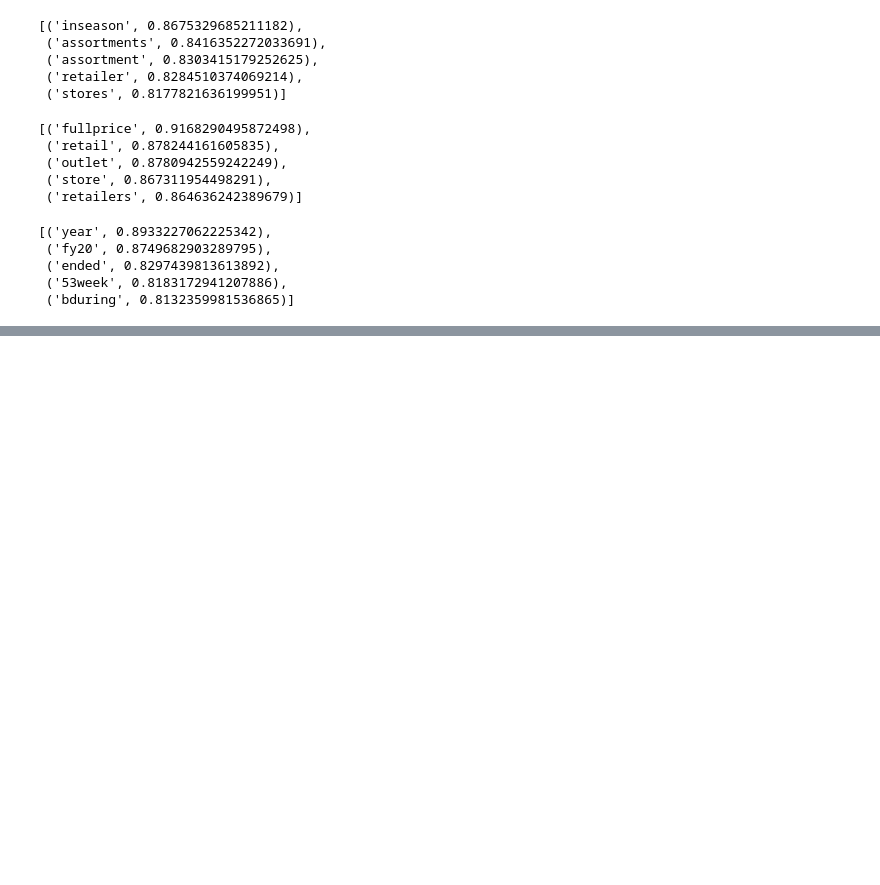
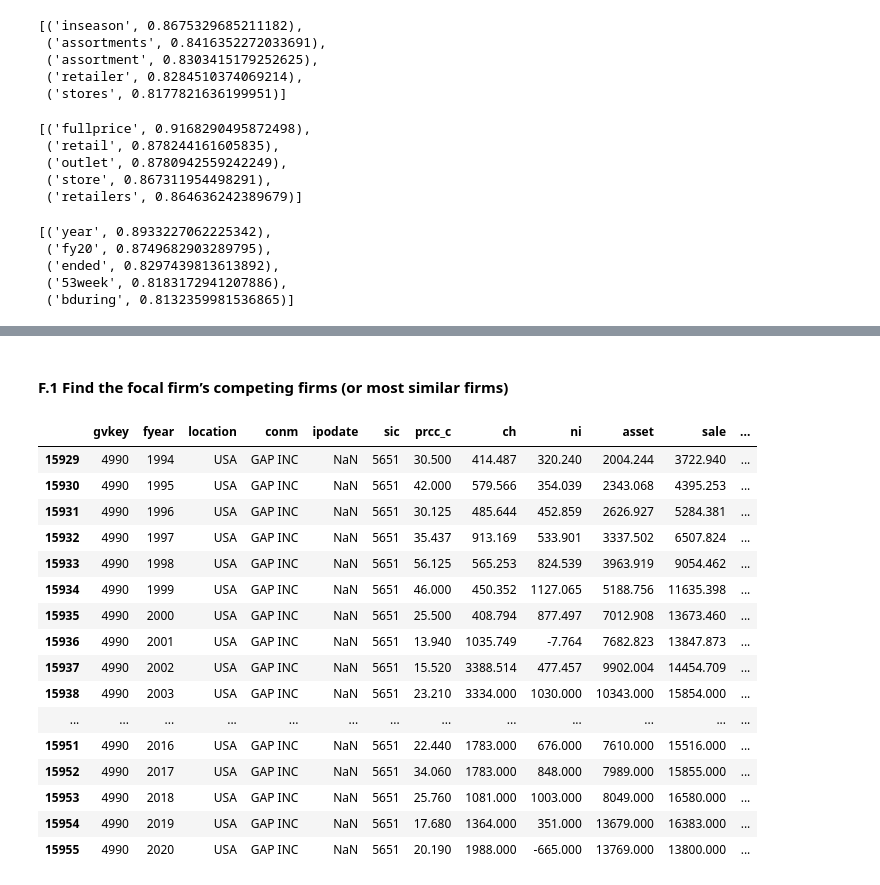
Before and after one commit to Yiling-Ji/BAIT508-Group12-Group-Project, a Jupyter notebook: Group Project.ipynb, the cells around one changed output, grey strips where cells are left out. Cells and saved outputs as stored; diff of their text form; code cells hidden in the pictures; blank space fills up the shorter version.

```diff
--- a/Group Project.ipynb
+++ b/Group Project.ipynb
@@ -530,0 +540,27 @@ model.wv.most_similar('fiscal', topn=5)
+# %% [markdown]
+#### F.1 Find the focal firm’s competing firms (or most similar firms)
+# %%
+filtered[filtered["gvkey"] == 4990]  #GAP INC
+
+# prcc_c: Price close (stock price)
+# roa: Return on Assets = ni / asset
+# ni: Net Income
+# ch: Change in stock price
+# %% [output]
+|  | gvkey | fyear | location | conm | ipodate | sic | prcc_c | ch | ni | asset | sale | ... |
+| 15929 | 4990 | 1994 | USA | GAP INC | NaN | 5651 | 30.500 | 414.487 | 320.240 | 2004.244 | 3722.940 | ... |
+| 15930 | 4990 | 1995 | USA | GAP INC | NaN | 5651 | 42.000 | 579.566 | 354.039 | 2343.068 | 4395.253 | ... |
+| 15931 | 4990 | 1996 | USA | GAP INC | NaN | 5651 | 30.125 | 485.644 | 452.859 | 2626.927 | 5284.381 | ... |
+| 15932 | 4990 | 1997 | USA | GAP INC | NaN | 5651 | 35.437 | 913.169 | 533.901 | 3337.502 | 6507.824 | ... |
+| 15933 | 4990 | 1998 | USA | GAP INC | NaN | 5651 | 56.125 | 565.253 | 824.539 | 3963.919 | 9054.462 | ... |
+| 15934 | 4990 | 1999 | USA | GAP INC | NaN | 5651 | 46.000 | 450.352 | 1127.065 | 5188.756 | 11635.398 | ... |
+| 15935 | 4990 | 2000 | USA | GAP INC | NaN | 5651 | 25.500 | 408.794 | 877.497 | 7012.908 | 13673.460 | ... |
+| 15936 | 4990 | 2001 | USA | GAP INC | NaN | 5651 | 13.940 | 1035.749 | -7.764 | 7682.823 | 13847.873 | ... |
+| 15937 | 4990 | 2002 | USA | GAP INC | NaN | 5651 | 15.520 | 3388.514 | 477.457 | 9902.004 | 14454.709 | ... |
+| 15938 | 4990 | 2003 | USA | GAP INC | NaN | 5651 | 23.210 | 3334.000 | 1030.000 | 10343.000 | 15854.000 | ... |
+| ... | ... | ... | ... | ... | ... | ... | ... | ... | ... | ... | ... | ... |
+| 15951 | 4990 | 2016 | USA | GAP INC | NaN | 5651 | 22.440 | 1783.000 | 676.000 | 7610.000 | 15516.000 | ... |
+| 15952 | 4990 | 2017 | USA | GAP INC | NaN | 5651 | 34.060 | 1783.000 | 848.000 | 7989.000 | 15855.000 | ... |
+| 15953 | 4990 | 2018 | USA | GAP INC | NaN | 5651 | 25.760 | 1081.000 | 1003.000 | 8049.000 | 16580.000 | ... |
+| 15954 | 4990 | 2019 | USA | GAP INC | NaN | 5651 | 17.680 | 1364.000 | 351.000 | 13679.000 | 16383.000 | ... |
+| 15955 | 4990 | 2020 | USA | GAP INC | NaN | 5651 | 20.190 | 1988.000 | -665.000 | 13769.000 | 13800.000 | ... |
```
Also changed, not shown: parts of 7 cells of this notebook.
